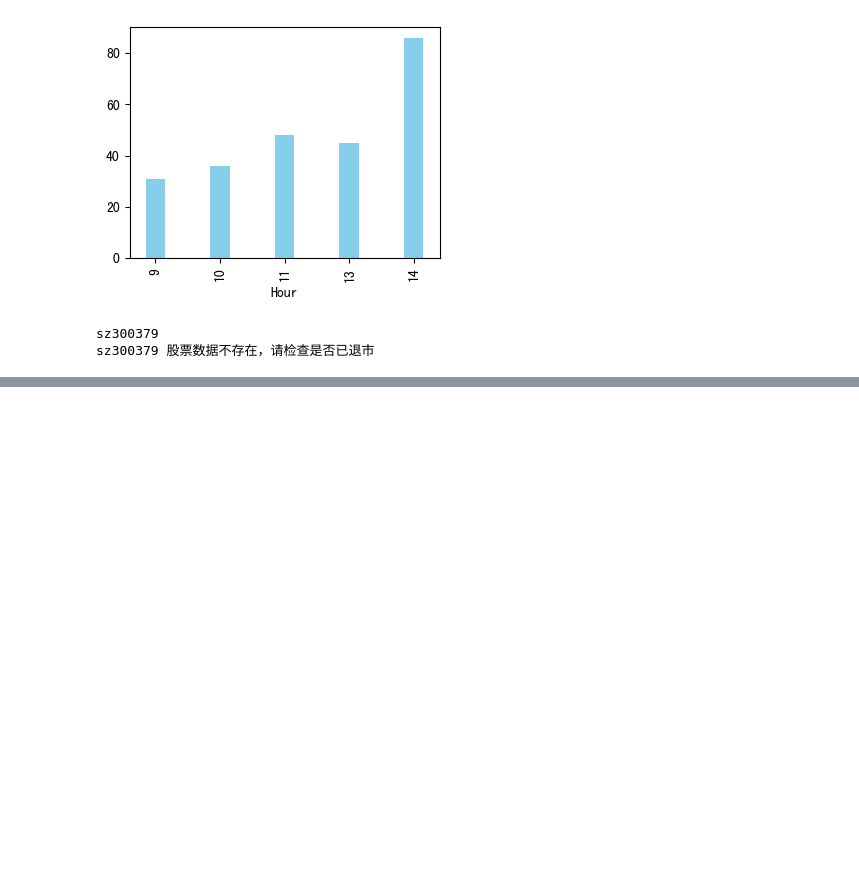
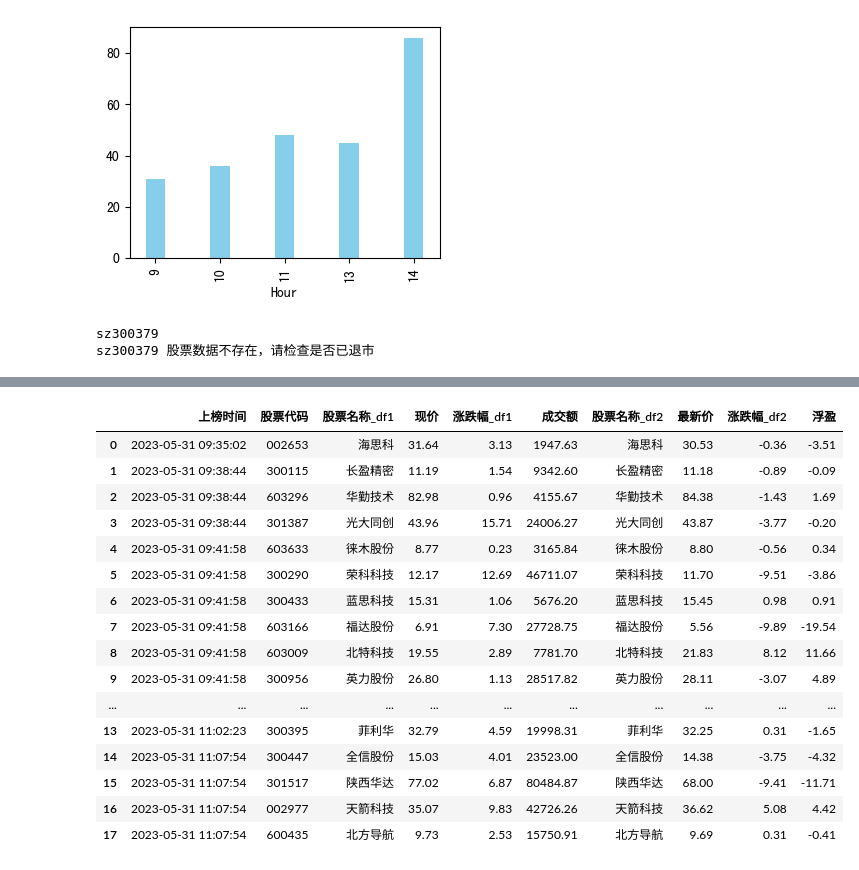
Before and after one commit to ten2net/Sequoia, a Jupyter notebook: data/leaderboard/fx.ipynb, the cells around one changed output, grey strips where cells are left out. Cells and saved outputs as stored; diff of their text form; code cells hidden in the pictures; blank space fills up the shorter version.

```diff
--- a/data/leaderboard/fx.ipynb
+++ b/data/leaderboard/fx.ipynb
@@ -273,3 +273,17 @@ stock_zh_a_minute_df = ak.stock_zh_a_minute(
 # %% [output]
 sz300379
 sz300379 股票数据不存在，请检查是否已退市
+# %%
+stock_zh_a_minute_df = ak.stock_zh_a_minute(
+    symbol='sz300115', period='5')
+
+df_em = ak.stock_zh_a_spot_em()
+# print(df_em)
+# 指定要重命名的列和新列名
+new_column_names = {'代码': '股票代码', '名称': '股票名称'}
+
+# 使用rename方法重命名列
+df_renamed = df_em.rename(columns=new_column_names)
+
+df_today = df_renamed[['股票代码','股票名称','最新价', '涨跌幅']]
+df_today
@@ -275,0 +305,22 @@ sz300379 股票数据不存在，请检查是否已退市
+# %%
+merged_df = df_first_occurrence.merge(df_today, on='股票代码', how='left', suffixes=('_df1', '_df2'))
+merged_df['浮盈']=round(100 * ( merged_df['最新价'] - merged_df['现价']) / merged_df['现价'],2)
+merged_df
+# %% [output]
+|  | 上榜时间 | 股票代码 | 股票名称_df1 | 现价 | 涨跌幅_df1 | 成交额 | 股票名称_df2 | 最新价 | 涨跌幅_df2 | 浮盈 |
+| 0 | 2023-05-31 09:35:02 | 002653 | 海思科 | 31.64 | 3.13 | 1947.63 | 海思科 | 30.53 | -0.36 | -3.51 |
+| 1 | 2023-05-31 09:38:44 | 300115 | 长盈精密 | 11.19 | 1.54 | 9342.60 | 长盈精密 | 11.18 | -0.89 | -0.09 |
+| 2 | 2023-05-31 09:38:44 | 603296 | 华勤技术 | 82.98 | 0.96 | 4155.67 | 华勤技术 | 84.38 | -1.43 | 1.69 |
+| 3 | 2023-05-31 09:38:44 | 301387 | 光大同创 | 43.96 | 15.71 | 24006.27 | 光大同创 | 43.87 | -3.77 | -0.20 |
+| 4 | 2023-05-31 09:41:58 | 603633 | 徕木股份 | 8.77 | 0.23 | 3165.84 | 徕木股份 | 8.80 | -0.56 | 0.34 |
+| 5 | 2023-05-31 09:41:58 | 300290 | 荣科科技 | 12.17 | 12.69 | 46711.07 | 荣科科技 | 11.70 | -9.51 | -3.86 |
+| 6 | 2023-05-31 09:41:58 | 300433 | 蓝思科技 | 15.31 | 1.06 | 5676.20 | 蓝思科技 | 15.45 | 0.98 | 0.91 |
+| 7 | 2023-05-31 09:41:58 | 603166 | 福达股份 | 6.91 | 7.30 | 27728.75 | 福达股份 | 5.56 | -9.89 | -19.54 |
+| 8 | 2023-05-31 09:41:58 | 603009 | 北特科技 | 19.55 | 2.89 | 7781.70 | 北特科技 | 21.83 | 8.12 | 11.66 |
+| 9 | 2023-05-31 09:41:58 | 300956 | 英力股份 | 26.80 | 1.13 | 28517.82 | 英力股份 | 28.11 | -3.07 | 4.89 |
+| ... | ... | ... | ... | ... | ... | ... | ... | ... | ... | ... |
+| 13 | 2023-05-31 11:02:23 | 300395 | 菲利华 | 32.79 | 4.59 | 19998.31 | 菲利华 | 32.25 | 0.31 | -1.65 |
+| 14 | 2023-05-31 11:07:54 | 300447 | 全信股份 | 15.03 | 4.01 | 23523.00 | 全信股份 | 14.38 | -3.75 | -4.32 |
+| 15 | 2023-05-31 11:07:54 | 301517 | 陕西华达 | 77.02 | 6.87 | 80484.87 | 陕西华达 | 68.00 | -9.41 | -11.71 |
+| 16 | 2023-05-31 11:07:54 | 002977 | 天箭科技 | 35.07 | 9.83 | 42726.26 | 天箭科技 | 36.62 | 5.08 | 4.42 |
+| 17 | 2023-05-31 11:07:54 | 600435 | 北方导航 | 9.73 | 2.53 | 15750.91 | 北方导航 | 9.69 | 0.31 | -0.41 |
```
Also changed, not shown: parts of 4 cells of this notebook, 4 other files.
